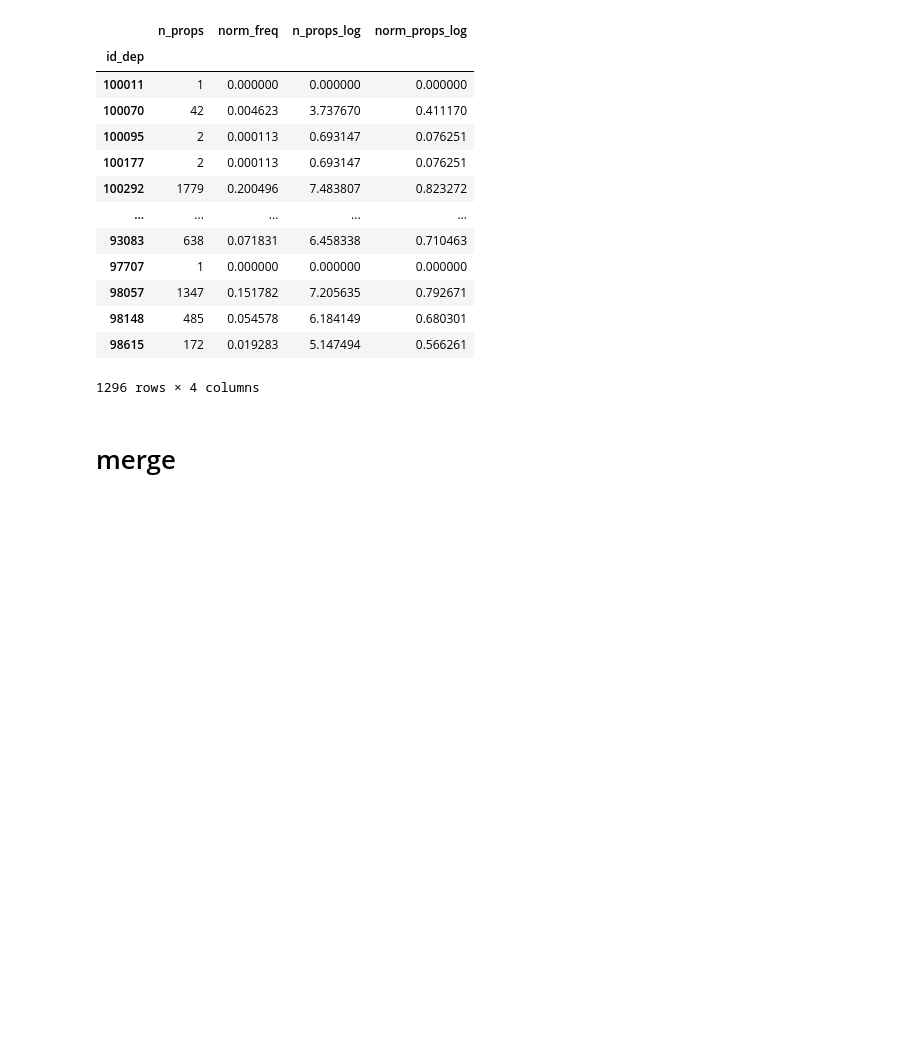
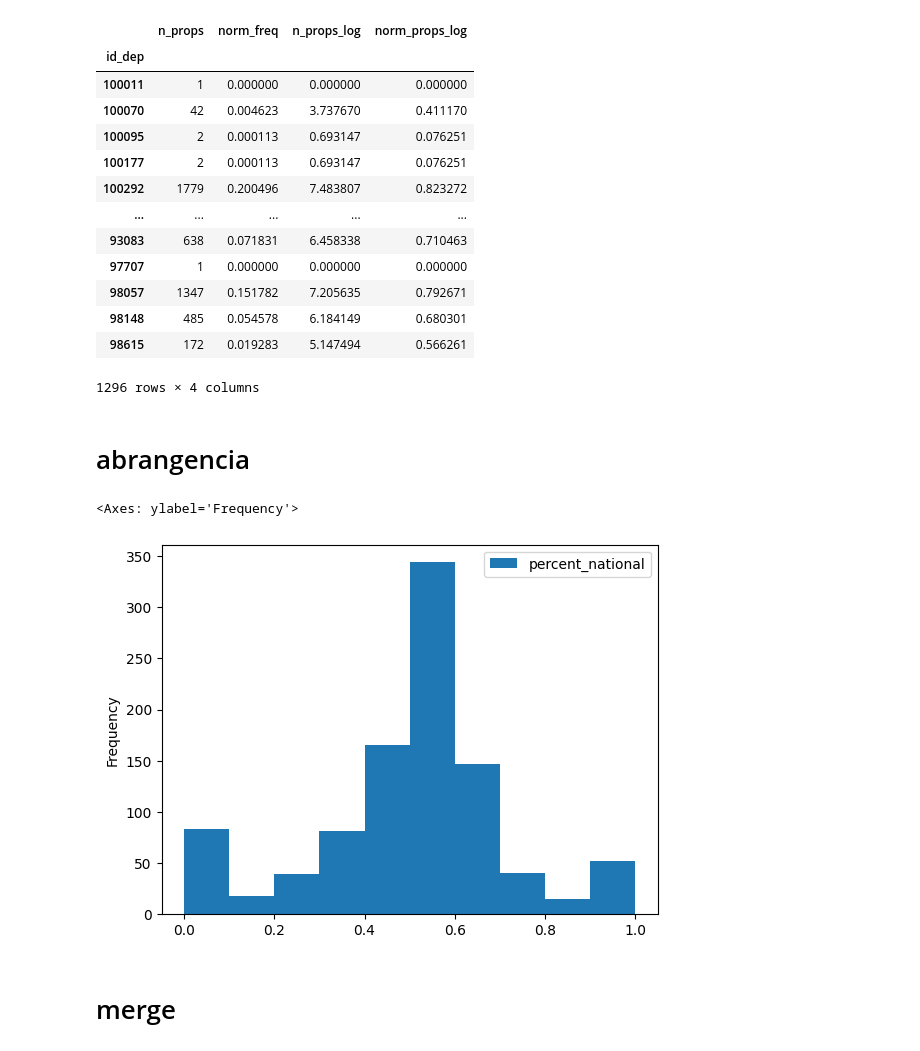
Before and after one commit to AcacioTelechi/multidimensional-legislative-profile, a Jupyter notebook: 3_analyze_metrics.ipynb, the cells around one changed output. Cells and saved outputs as stored; diff of their text form; code cells hidden in the pictures; blank space fills up the shorter version.

```diff
--- a/3_analyze_metrics.ipynb
+++ b/3_analyze_metrics.ipynb
@@ -25,6 +25,8 @@ df_authors_topic = (
 
 df_authors_topic.set_index("id_dep", inplace=True)
 df_authors_topic = df_authors_topic.iloc[:-1,:] # remove nan idenx
+
+df_locals = pd.read_csv('./output/df_locals_classification_final.csv')
 # %% [markdown]
 # temas
 # %%
@@ -99,6 +95,20 @@ df_activity
 | 98148 | 485 | 0.054578 | 6.184149 | 0.680301 |
 | 98615 | 172 | 0.019283 | 5.147494 | 0.566261 |
 1296 rows × 4 columns
+# %% [markdown]
+# abrangencia
+# %%
+df_abrang = (
+    df_authors.merge(df_locals, on="id_prop")[["id_dep", "clf"]]
+    .groupby("id_dep")
+    .mean("clf")
+    .rename({"clf": "percent_national"}, axis=1)
+)
+
+df_abrang.plot(kind='hist')
+# %% [output]
+<Axes: ylabel='Frequency'>
+[figure, added]
 # %% [markdown]
 # merge
 # %%
```
Also changed, not shown: parts of 9 cells of this notebook, 6 other files.
